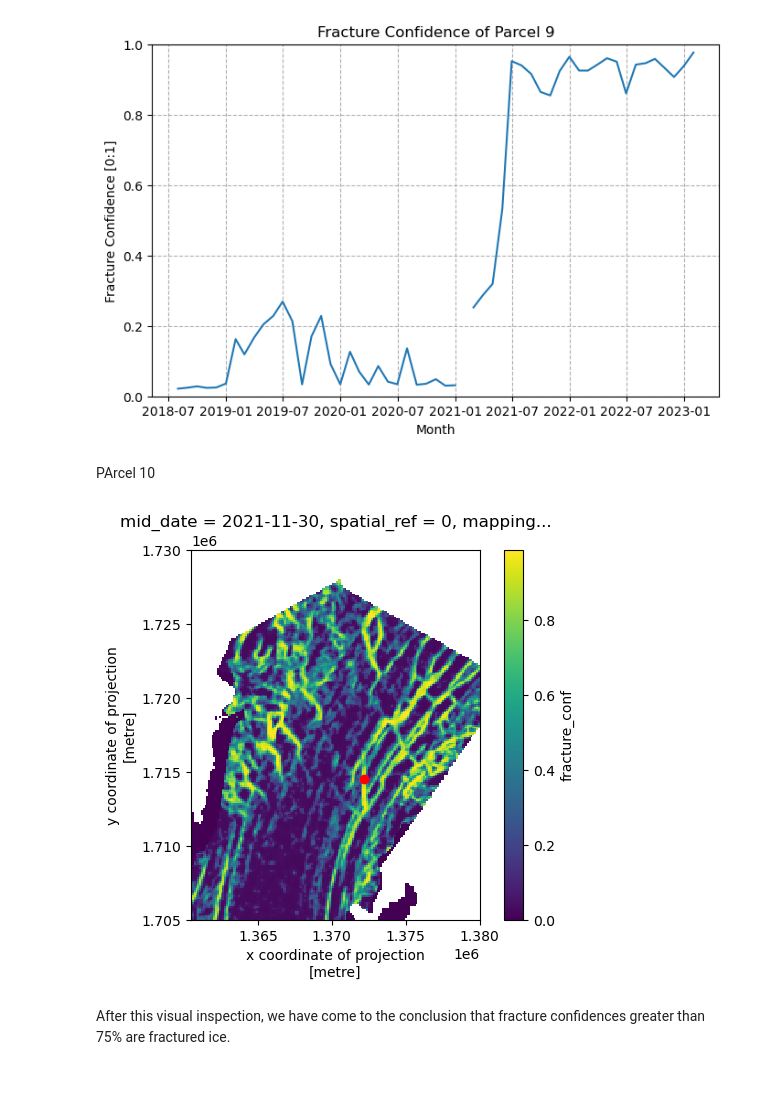
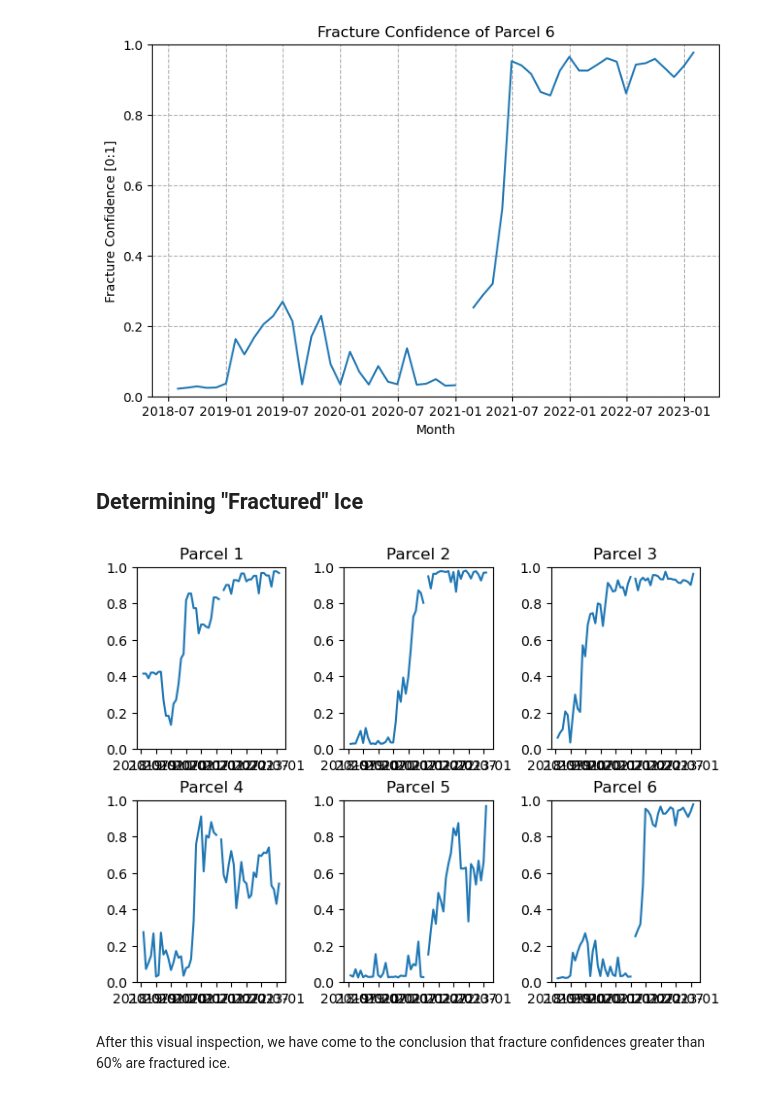
Before and after one commit to jackplogan33/ice-fracture-mechanics, a Jupyter notebook: notebooks/05-stress-drops.ipynb, the cells around one changed output. Saved outputs shown, nothing was run; the diff lists cells and outputs as text; code cells hidden in the pictures.

```diff
--- a/notebooks/05-stress-drops.ipynb
+++ b/notebooks/05-stress-drops.ipynb
@@ -304,5 +292,5 @@ y = 1715200
 
 start_index=28
 
-parcel7, pts7 = bit.parcel_strain_stress(shirase_ds, x, y, buffer=buffer, start_index=start_index, steps_reverse=start_index)
+parcel4, pts4 = bit.parcel_strain_stress(shirase_ds, x, y, buffer=buffer, start_index=start_index, steps_reverse=start_index)
 # %%
@@ -338,5 +328,5 @@ plt.gca().set_aspect('equal')
 # %% [output]
 [figure]
 # %%
-parcel8, pts8 = bit.parcel_strain_stress(shirase_ds, x, y, buffer=buffer, start_index=start_index, steps_reverse=start_index)
+parcel5, pts5 = bit.parcel_strain_stress(shirase_ds, x, y, buffer=buffer, start_index=start_index, steps_reverse=start_index)
 # %%
@@ -376,3 +371,3 @@ plt.gca().set_aspect('equal')
 # %%
-parcel9, pts9 = bit.parcel_strain_stress(shirase_ds, x, y, buffer=buffer, start_index=start_index, steps_reverse=start_index)
+parcel6, pts6 = bit.parcel_strain_stress(shirase_ds, x, y, buffer=buffer, start_index=start_index, steps_reverse=start_index)
 # %%
@@ -382,32 +379,28 @@ parcel_gif(shirase_ds, parcel9, pts9, 9)
 # %%
 fig, ax = plt.subplots(figsize=(8,5))
 
-ax.plot(parcel9.mid_date, parcel9.fracture_conf)
+ax.plot(parcel6.mid_date, parcel6.fracture_conf)
 ax.set_ylabel('Fracture Confidence [0:1]')
 ax.set_xlabel('Month')
 ax.set_ylim([0,1])
 ax.grid(ls='--')
 
-ax.set_title('Fracture Confidence of Parcel 9')
+ax.set_title('Fracture Confidence of Parcel 6')
 plt.show()
 # %% [output]
 [figure]
 # %% [markdown]
-PArcel 10
+## Determining "Fractured" Ice
 # %%
-x = 1.3722e6
-y = 1.7145e6
-start_index = 40
+parcels = [parcel1, parcel2, parcel3, parcel4, parcel5, parcel6]
 
-shirase_ds.fracture_conf[start_index].plot()
-plt.scatter(x, y, c='r')
+fig, axs = plt.subplots(2, 3, layout='constrained')
 
-plt.xlim([1.3605e6, 1.38e6])
-plt.ylim([1.705e6, 1.73e6])
-# plt.xlim([x-1000, x+1000])
-# plt.ylim([y-1000, y+1000])
-plt.gca().set_aspect('equal')
+for i, (ax, parcel) in enumerate(zip(axs.flatten(), parcels)):
+    ax.plot(parcel.mid_date, parcel.fracture_conf)
+    ax.set_ylim(0,1)
+    ax.set_title(f"Parcel {i+1}")
 # %% [output]
-[figure, old version]
+[figure, new version]
 # %% [markdown]
-After this visual inspection, we have come to the conclusion that fracture confidences greater than 75% are fractured ice.
+After this visual inspection, we have come to the conclusion that fracture confidences greater than 60% are fractured ice.
```
Also changed, not shown: parts of 26 cells of this notebook, 5 other files.
